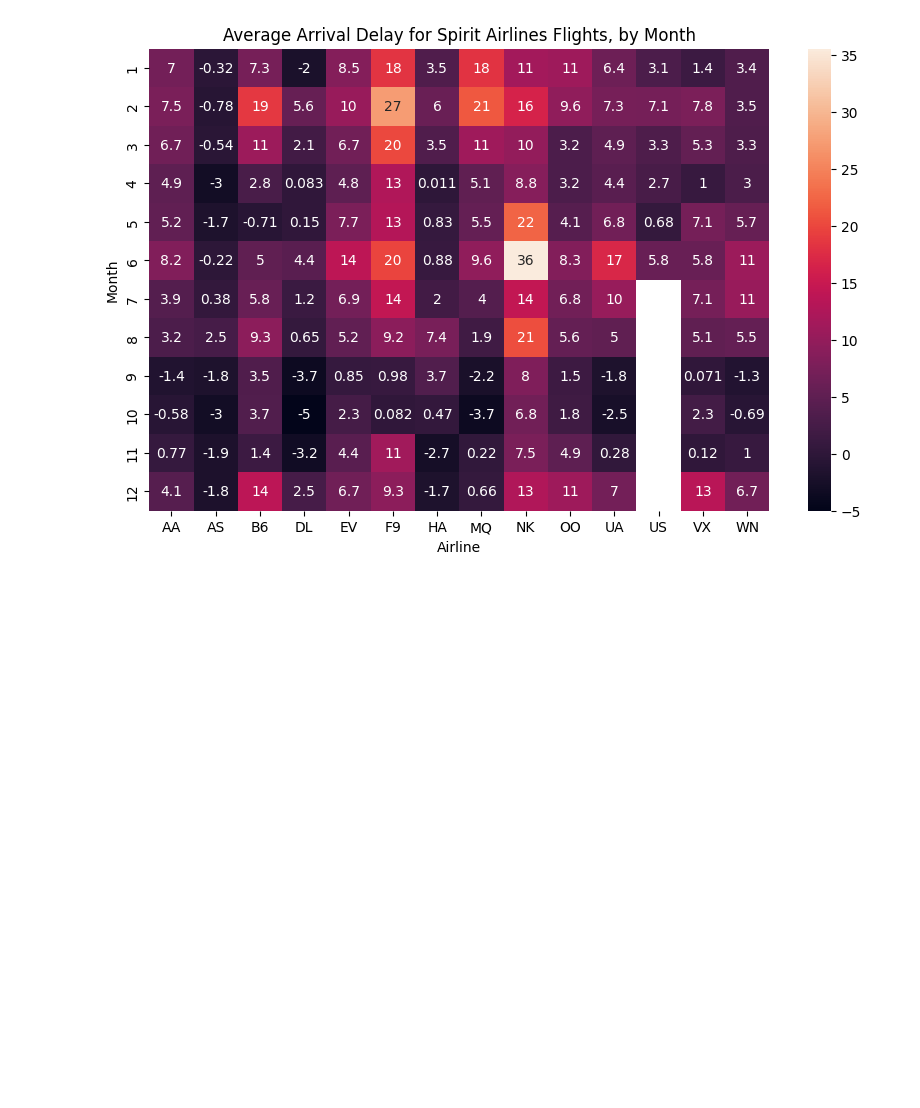
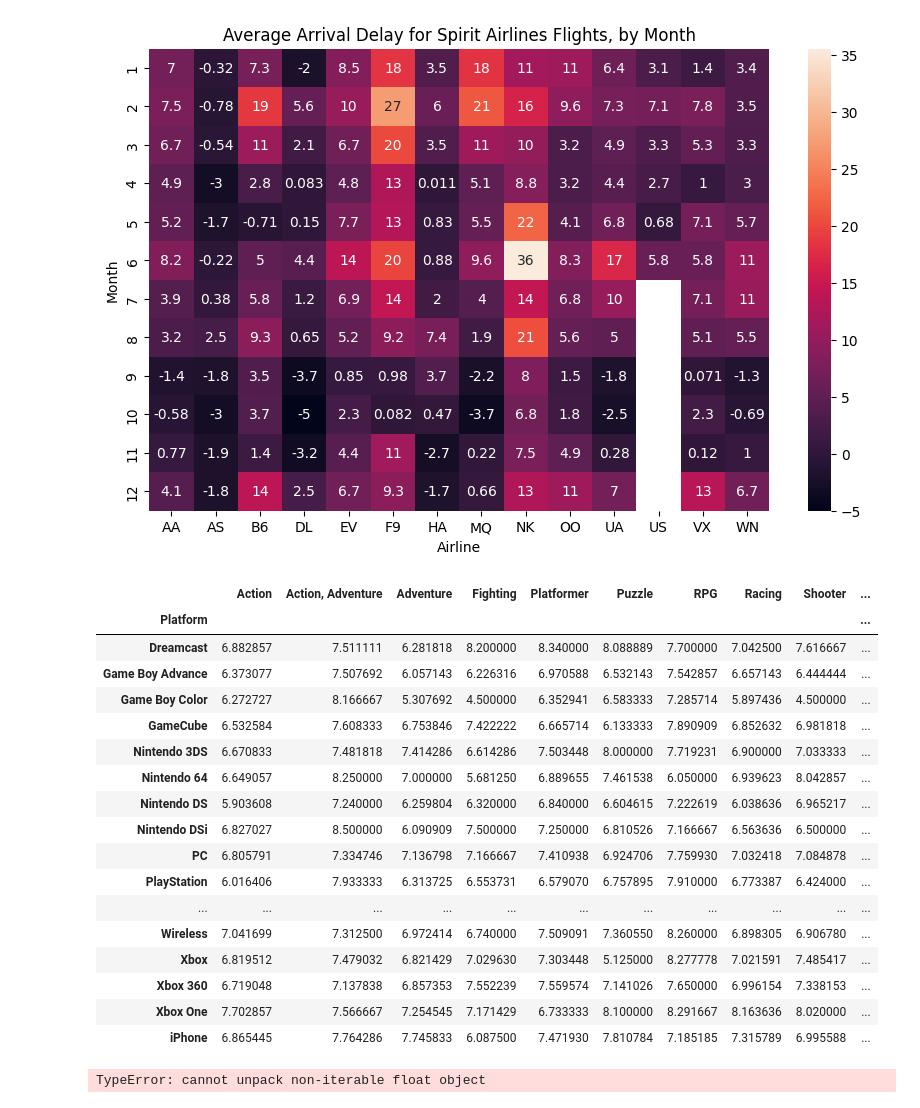
Before and after one commit to alanmicah/DataVisualisation, a Jupyter notebook: bar_heat_chart.ipynb, the cells around one changed output. Saved outputs shown, nothing was run; the diff lists cells and outputs as text; code cells hidden in the pictures; blank space fills up the shorter version.

Commit message:
Find averages value. Finding lowest average Index value - in progress

```diff
--- a/bar_heat_chart.ipynb
+++ b/bar_heat_chart.ipynb
@@ -52,3 +52,62 @@ plt.xlabel('Airline')
 # %% [output]
 Text(0.5, 36.72222222222221, 'Airline')
 [figure]
+# %%
+# Exercise
+ign_filepath = ('/Users/micah/build/DataVisualisation/input/ign_scores.csv')
+ign_data = pd.read_csv(ign_filepath, index_col='Platform')
+ign_data
+# %% [output]
+|  | Action | Action, Adventure | Adventure | Fighting | Platformer | Puzzle | RPG | Racing | Shooter | ... |
+| Platform |  |  |  |  |  |  |  |  |  | ... |
+| Dreamcast | 6.882857 | 7.511111 | 6.281818 | 8.200000 | 8.340000 | 8.088889 | 7.700000 | 7.042500 | 7.616667 | ... |
+| Game Boy Advance | 6.373077 | 7.507692 | 6.057143 | 6.226316 | 6.970588 | 6.532143 | 7.542857 | 6.657143 | 6.444444 | ... |
+| Game Boy Color | 6.272727 | 8.166667 | 5.307692 | 4.500000 | 6.352941 | 6.583333 | 7.285714 | 5.897436 | 4.500000 | ... |
+| GameCube | 6.532584 | 7.608333 | 6.753846 | 7.422222 | 6.665714 | 6.133333 | 7.890909 | 6.852632 | 6.981818 | ... |
+| Nintendo 3DS | 6.670833 | 7.481818 | 7.414286 | 6.614286 | 7.503448 | 8.000000 | 7.719231 | 6.900000 | 7.033333 | ... |
+| Nintendo 64 | 6.649057 | 8.250000 | 7.000000 | 5.681250 | 6.889655 | 7.461538 | 6.050000 | 6.939623 | 8.042857 | ... |
+| Nintendo DS | 5.903608 | 7.240000 | 6.259804 | 6.320000 | 6.840000 | 6.604615 | 7.222619 | 6.038636 | 6.965217 | ... |
+| Nintendo DSi | 6.827027 | 8.500000 | 6.090909 | 7.500000 | 7.250000 | 6.810526 | 7.166667 | 6.563636 | 6.500000 | ... |
+| PC | 6.805791 | 7.334746 | 7.136798 | 7.166667 | 7.410938 | 6.924706 | 7.759930 | 7.032418 | 7.084878 | ... |
+| PlayStation | 6.016406 | 7.933333 | 6.313725 | 6.553731 | 6.579070 | 6.757895 | 7.910000 | 6.773387 | 6.424000 | ... |
+| ... | ... | ... | ... | ... | ... | ... | ... | ... | ... | ... |
+| Wireless | 7.041699 | 7.312500 | 6.972414 | 6.740000 | 7.509091 | 7.360550 | 8.260000 | 6.898305 | 6.906780 | ... |
+| Xbox | 6.819512 | 7.479032 | 6.821429 | 7.029630 | 7.303448 | 5.125000 | 8.277778 | 7.021591 | 7.485417 | ... |
+| Xbox 360 | 6.719048 | 7.137838 | 6.857353 | 7.552239 | 7.559574 | 7.141026 | 7.650000 | 6.996154 | 7.338153 | ... |
+| Xbox One | 7.702857 | 7.566667 | 7.254545 | 7.171429 | 6.733333 | 8.100000 | 8.291667 | 8.163636 | 8.020000 | ... |
+| iPhone | 6.865445 | 7.764286 | 7.745833 | 6.087500 | 7.471930 | 7.810784 | 7.185185 | 7.315789 | 6.995588 | ... |
+# %%
+# Highest average score for PC for any genre
+def hi_lo_average(platform_loc, data):
+  a = 0
+  b = 10
+  for i in data.loc[platform_loc]:
+    if i > a:
+      a = i
+    if i < b:
+      b = i
+  high_score = a
+  worst_genre = b
+  return high_score, worst_genre
+
+print(hi_lo_average('PC', ign_data)[0])
+print(ign_data.loc['PlayStation Vita', str(hi_lo_average('PlayStation Vita', ign_data)[1])])
+
+# for i in ign_data:
+#   print(i)
+# for genre_name, genre in ign_data.items():
+#   print(genre_name, genre)
+#   # ign_data.loc[genre]
+#   None
+
+# Lowest total average score across all the Platforms
+row_average = 100
+low_index = ""
+for index, row in ign_data.iterrows():
+  c = row.sum() / len(ign_data)
+  if c < row_average:
+    row_average = c
+    low_index = index
+print(low_index)
+# %% [output]
+TypeError: cannot unpack non-iterable float object
```
Also changed, not shown: 1 other file.
